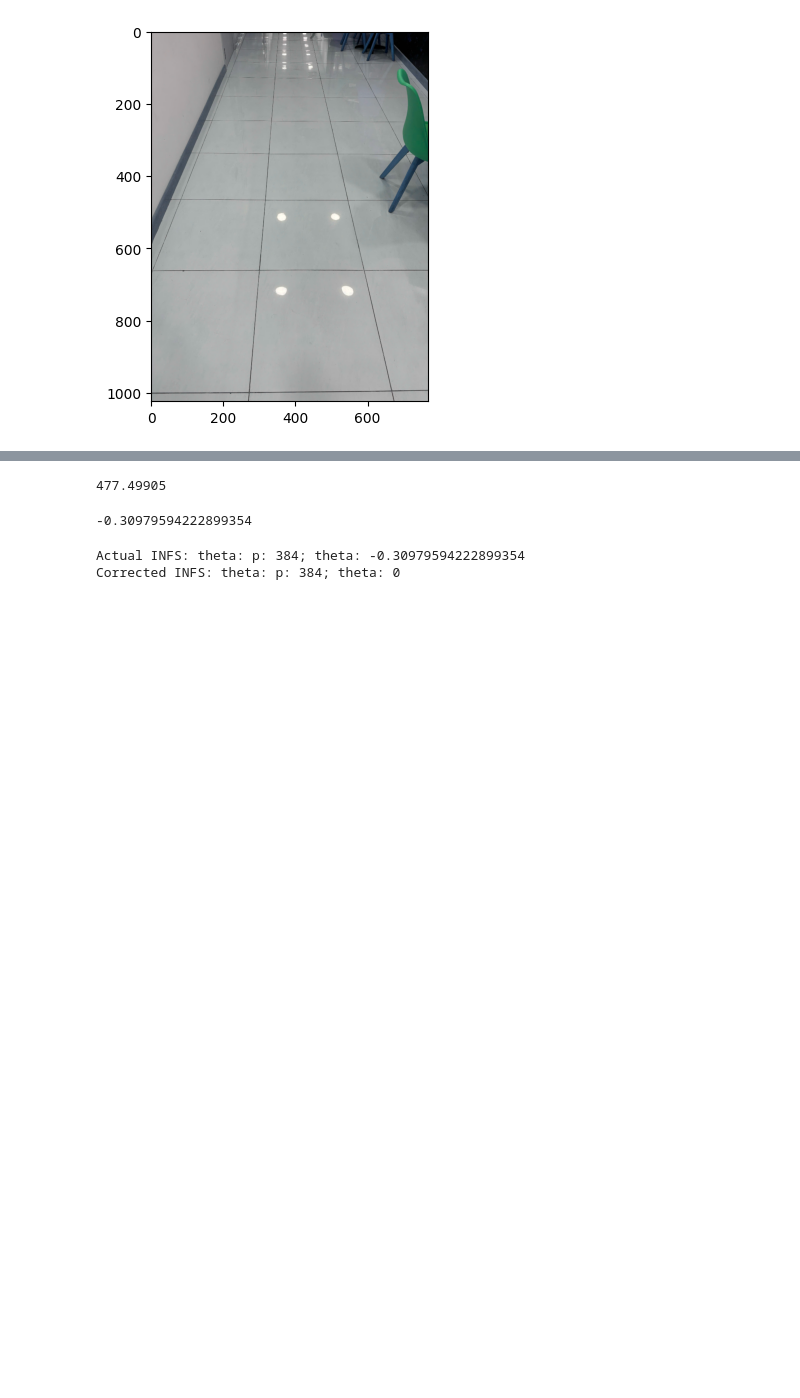
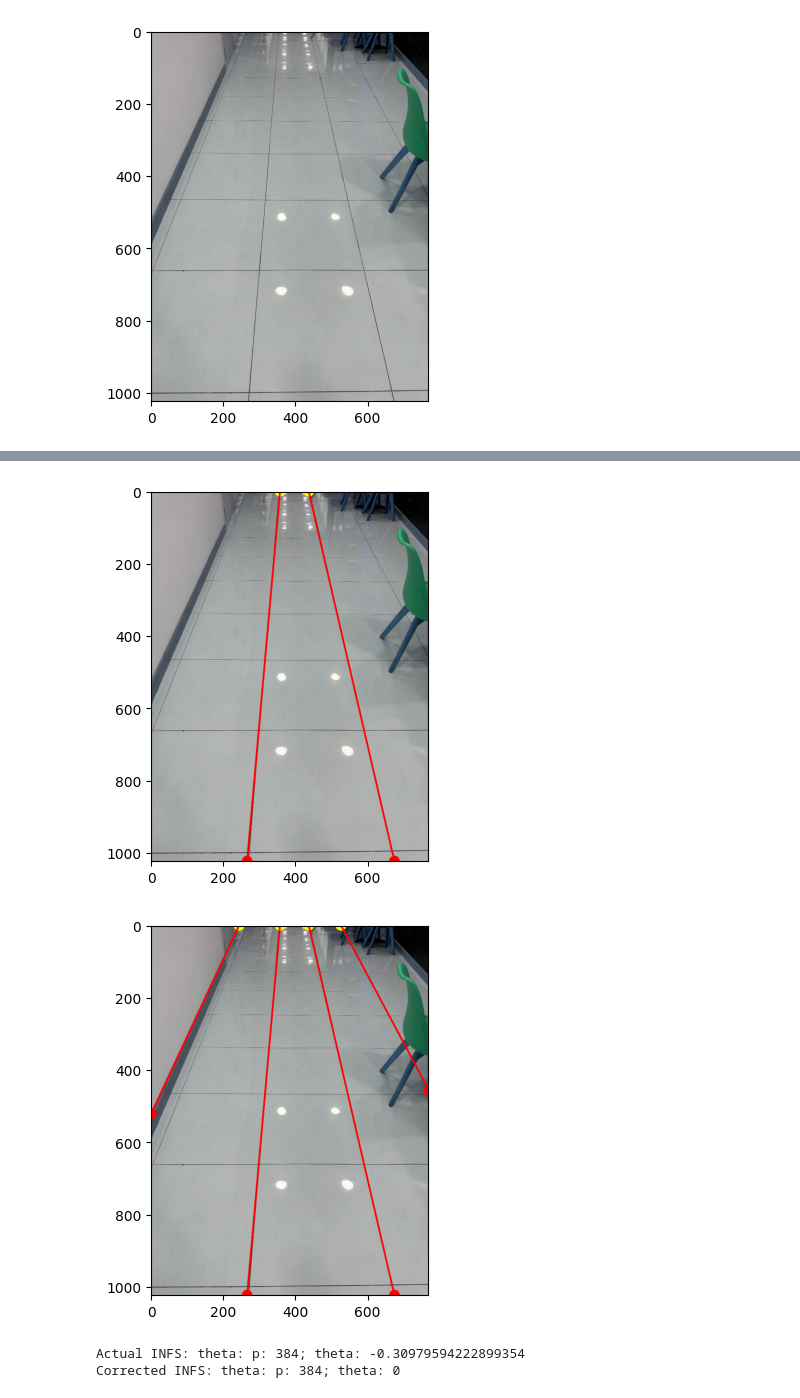
Before and after one commit to NhatNam041206/CVForGW_Project, a Jupyter notebook: analysis.ipynb, the cells around one changed output, grey strips where cells are left out. Saved outputs shown, nothing was run; the diff lists cells and outputs as text; code cells hidden in the pictures; blank space fills up the shorter version.

Commit message:
Adding algorithmns on finding startpoints and endpoints. Then, they will be accounted for directions and angles.

```diff
--- a/analysis.ipynb
+++ b/analysis.ipynb
@@ -330,3 +336,8 @@ rhos=taken_line[:,0]
+# %%
+H,W=taken_img.shape[:-1]
+thetas=taken_line[:,1]
+rhos=taken_line[:,0]
+lines_index=np.array(range(len(rhos)))
 # %%
 # Calculate the intercepts of x_axis and y_axis of each lines to determnine delta_x and delta_y for arctan2 formula
 # x_intercept=p/cos(theta) ; y_intercept=p/sin(theta)
@@ -341,4 +364,22 @@ arctan2=...
 # %%
-endPoints[4]
+# Calculate startpoints and endpoints
+#
+#
+end_points_l=[]
+start_points_l=[(x_,0) for x_ in x_intercepts_f[rhos_f>0]]
+
+end_points_r=[]
+start_points_r=[(x_,0) for x_ in x_intercepts_f[rhos_f<0]]
+
+
+for i,delta_y in enumerate(delta_y_l):
+    if delta_y<=H:
+        end_points_l.append((0,rhos_f_l[i]/np.sin(thetas[left_lines[i]])))
+        continue
+    end_points_l.append((rhos_f_l[i]-H*np.sin(thetas[left_lines[i]])/np.cos(thetas[left_lines[i]]),H))
+
+for i,delta_y in enumerate(delta_y_r):
+    if delta_y<=H:
+        end_points_r.append((W,(rhos_f_r[i]-W*np.cos(thetas[right_lines[i]]))/np.sin(thetas[right_lines[i]])))
+        continue
+    end_points_r.append(((rhos_f_r[i]-H*np.sin(thetas[right_lines[i]]))/np.cos(thetas[right_lines[i]]),H))
-# %% [output]
-477.49905
@@ -349,7 +386,20 @@ actualTheta = np.abs(math.radians(averageAngle))-np.pi/2
-# %%
-actualTheta # The angle of the robot based on tiles' vertical lines
-# %% [output]
--0.30979594222899354
+# %%
+img_c=taken_img.copy()
+for i in range(len(start_points_l)):
+    cv2.circle(img_c,(int(end_points_l[i][0]),int(end_points_l[i][1])),5,(255,0,0),20)
+    cv2.circle(img_c,(int(start_points_l[i][0]),int(start_points_l[i][1])),5,(255,255,0),20)
+
+    cv2.circle(img_c,(int(end_points_r[i][0]),int(end_points_r[i][1])),5,(255,0,0),20)
+    cv2.circle(img_c,(int(start_points_r[i][0]),int(start_points_r[i][1])),5,(255,255,0),20)
+
+    cv2.line(img_c,(int(start_points_l[i][0]),int(start_points_l[i][1])),(int(end_points_l[i][0]),int(end_points_l[i][1])),(255,0,0),3)
+    cv2.line(img_c,(int(start_points_r[i][0]),int(start_points_r[i][1])),(int(end_points_r[i][0]),int(end_points_r[i][1])),(255,0,0),3)
+
+    plt.imshow(img_c)
+    plt.show()
+# %% [output]
+[figure, added]
+[figure, added]
 # %%
 colors=[(random.randint(10,255),random.randint(20,255),random.randint(30,255)) for i in range(len(taken_line))]
 img_c=taken_img.copy()
```
Also changed, not shown: parts of 7 cells of this notebook.
